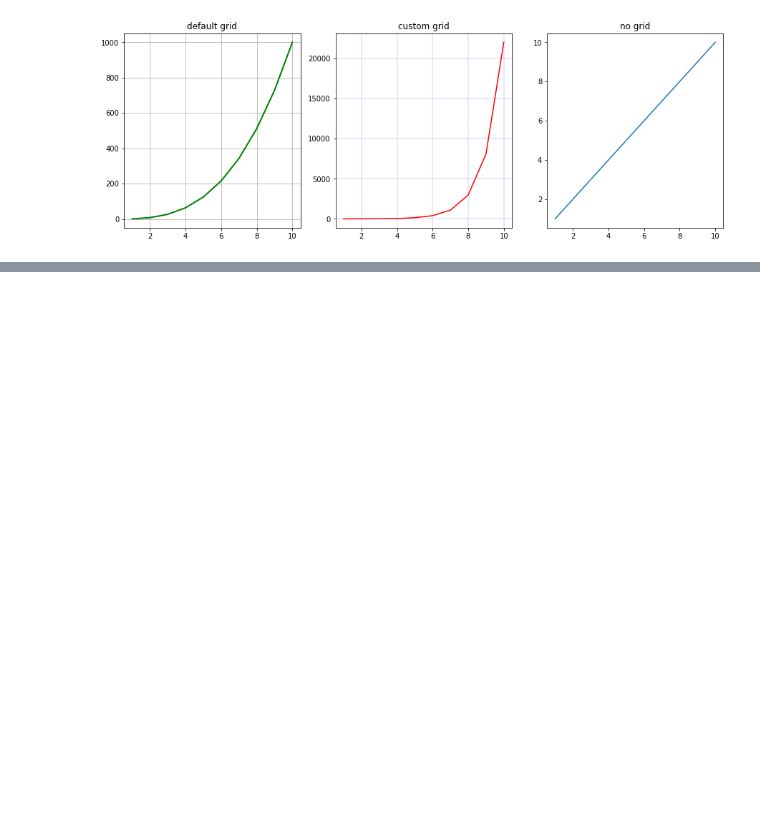
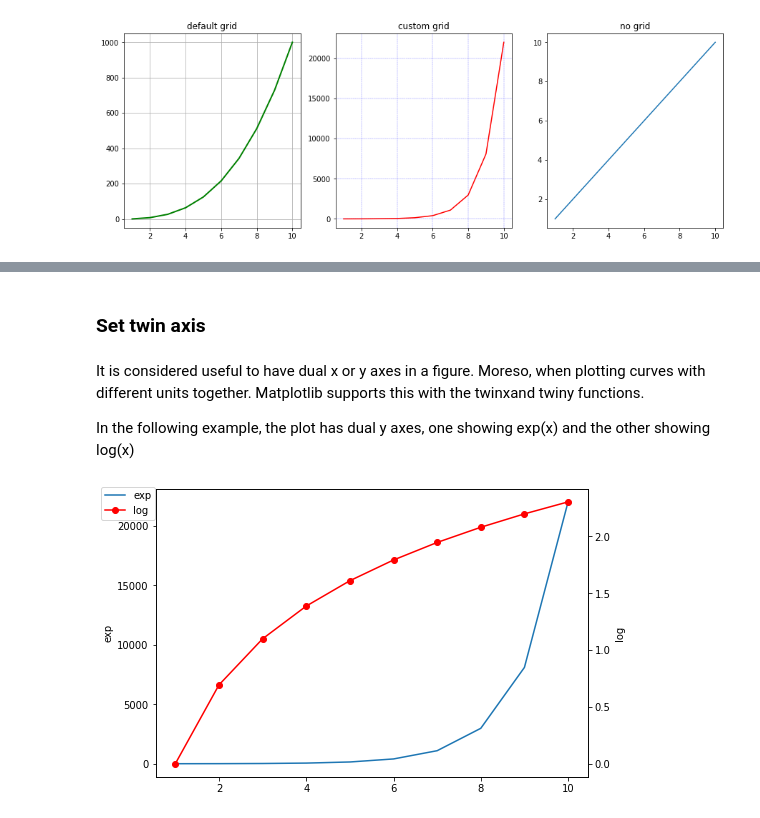
Before and after one commit to aiyuyun2015/matplotlib_tutorial, a Jupyter notebook: 2022_python_1.ipynb, the cells around one changed output, grey strips where cells are left out. Drawn from its saved outputs; the diff is of its cells as text; code cells hidden in the pictures; blank space fills up the shorter version.

```diff
--- a/2022_python_1.ipynb
+++ b/2022_python_1.ipynb
@@ -203,0 +277,19 @@ Text(0.5, 1.0, 'no grid')
+# %% [markdown]
+### Set twin axis
+# %% [markdown]
+It is considered useful to have dual x or y axes in a figure. Moreso, when plotting curves with different units together. Matplotlib supports this with the twinxand twiny functions.
+
+In the following example, the plot has dual y axes, one showing exp(x) and the other showing log(x)
+# %%
+fig = plt.figure()
+a1 = fig.add_axes([0,0,1,1])
+x = np.arange(1,11)
+a1.plot(x,np.exp(x))
+a1.set_ylabel('exp')
+a2 = a1.twinx() # key is here
+a2.plot(x, np.log(x),'ro-')
+a2.set_ylabel('log')
+fig.legend(labels = ('exp','log'),loc='upper left')
+plt.show()
+# %% [output]
+[figure, added]
```
Also changed, not shown: parts of 7 cells of this notebook.
